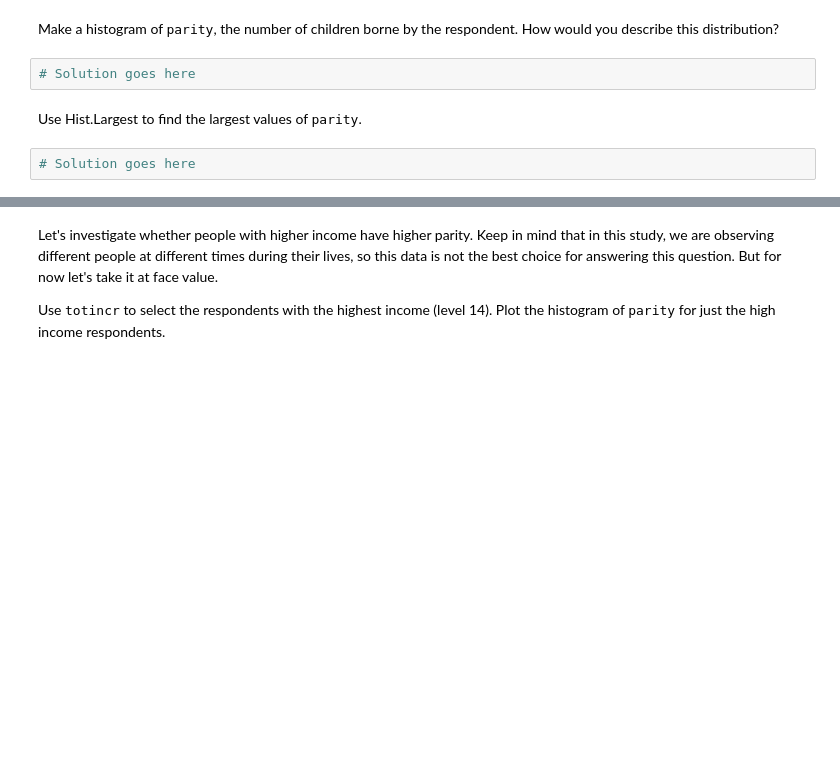
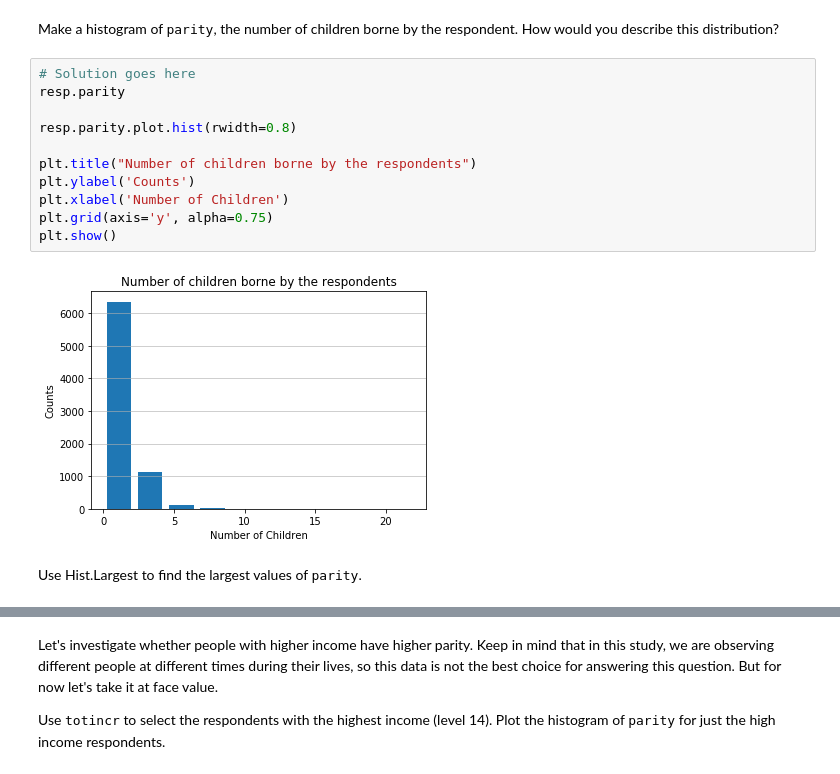
Before and after one commit to dteklavya/ThinkStats2, a Jupyter notebook: code/chap02ex.ipynb, the cells around one changed output, grey strips where cells are left out. Saved outputs shown, nothing was run; the diff lists cells and outputs as text; blank space fills up the shorter version.

```diff
--- a/code/chap02ex.ipynb
+++ b/code/chap02ex.ipynb
@@ -349,8 +359,17 @@ Make a histogram of <tt>numfmhh</tt>, the number of people in the respondent's h
 # %% [markdown]
 Make a histogram of <tt>parity</tt>, the number of children borne by the respondent.  How would you describe this distribution?
-# %%
-# Solution goes here
+# %%
+# Solution goes here
+resp.parity
+
+resp.parity.plot.hist(rwidth=0.8)
+
+plt.title("Number of children borne by the respondents")
+plt.ylabel('Counts')
+plt.xlabel('Number of Children')
+plt.grid(axis='y', alpha=0.75)
+plt.show()
+# %% [output]
+[figure, added]
 # %% [markdown]
 Use Hist.Largest to find the largest values of <tt>parity</tt>.
-# %%
-# Solution goes here
```
Also changed, not shown: parts of 13 cells of this notebook.
